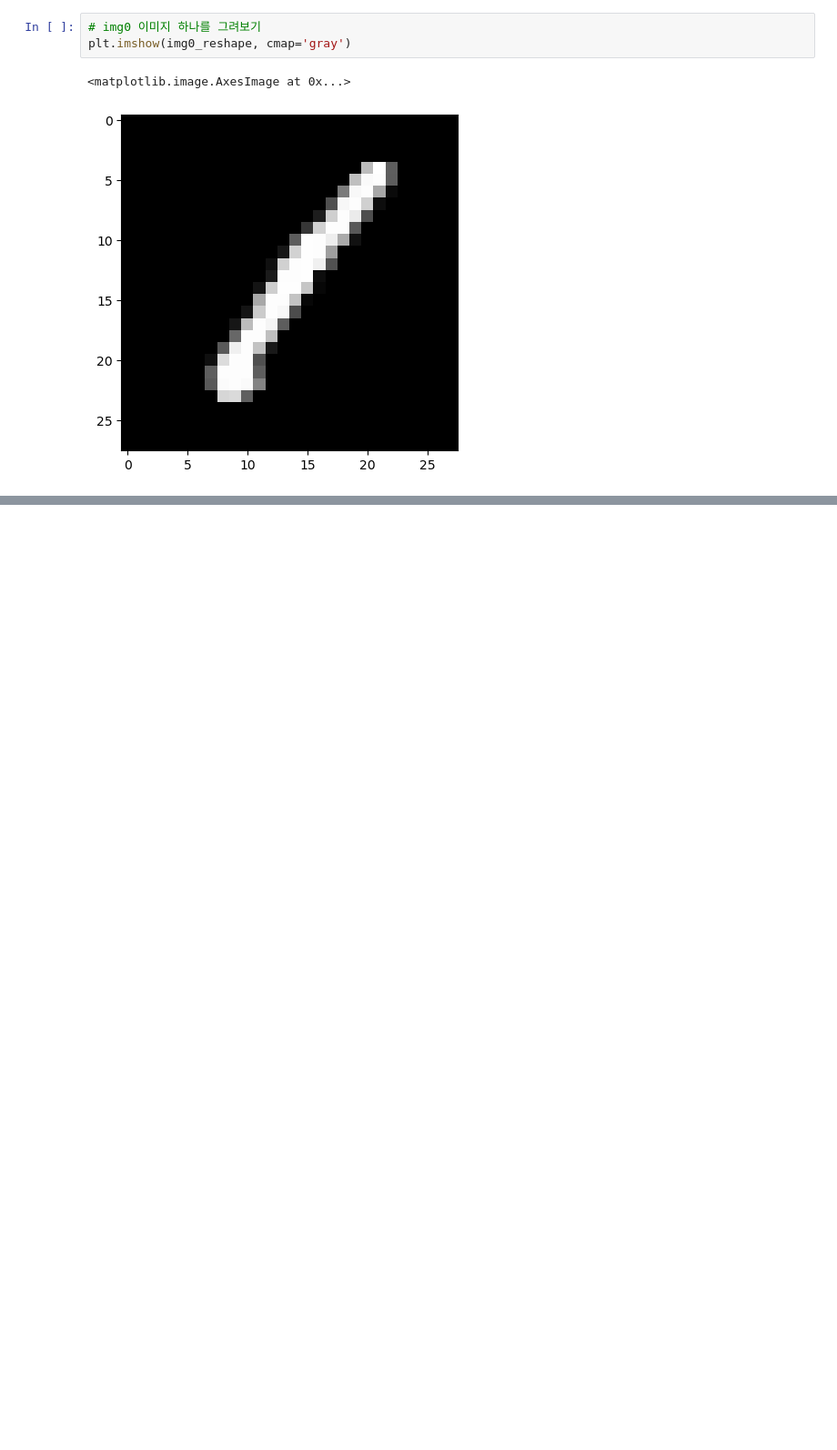
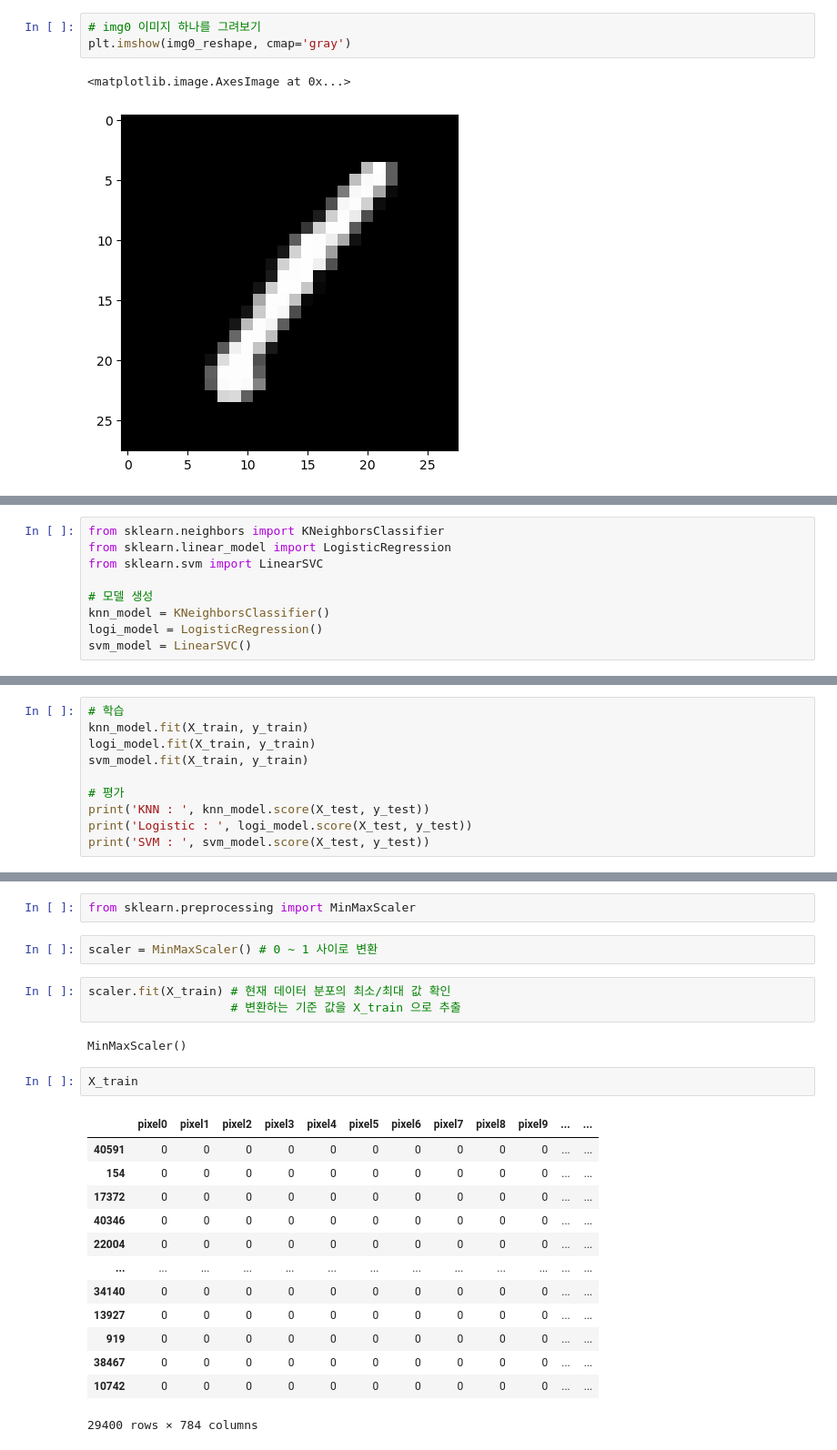
Before and after one commit to Hyerim-Ryu/Python, a Jupyter notebook: Machine Learning/ex10_선형분류(LogisticRegression, SVM)_손글씨 숫자데이터 분류 실습.ipynb, the cells around one changed output, grey strips where cells are left out. Shown: that part at 91% size. Cells and saved outputs as stored; diff of their text form; blank space fills up the shorter version.

```diff
--- a/Machine Learning/ex10_선형분류(LogisticRegression, SVM)_손글씨 숫자데이터 분류 실습.ipynb
+++ b/Machine Learning/ex10_선형분류(LogisticRegression, SVM)_손글씨 숫자데이터 분류 실습.ipynb
@@ -78,0 +121,9 @@ plt.imshow(img7777_reshape, cmap='gray')
+# %%
+from sklearn.neighbors import KNeighborsClassifier
+from sklearn.linear_model import LogisticRegression
+from sklearn.svm import LinearSVC
+
+# 모델 생성
+knn_model = KNeighborsClassifier()
+logi_model = LogisticRegression()
+svm_model = LinearSVC()
@@ -78,0 +132,10 @@ plt.imshow(img7777_reshape, cmap='gray')
+# %%
+# 학습
+knn_model.fit(X_train, y_train)
+logi_model.fit(X_train, y_train)
+svm_model.fit(X_train, y_train)
+
+# 평가
+print('KNN : ', knn_model.score(X_test, y_test))
+print('Logistic : ', logi_model.score(X_test, y_test))
+print('SVM : ', svm_model.score(X_test, y_test))
@@ -78,0 +161,25 @@ plt.imshow(img7777_reshape, cmap='gray')
+# %%
+from sklearn.preprocessing import MinMaxScaler
+# %%
+scaler = MinMaxScaler() # 0 ~ 1 사이로 변환
+# %%
+scaler.fit(X_train) # 현재 데이터 분포의 최소/최대 값 확인
+                    # 변환하는 기준 값을 X_train 으로 추출
+# %% [output]
+MinMaxScaler()
+# %%
+X_train
+# %% [output]
+|  | pixel0 | pixel1 | pixel2 | pixel3 | pixel4 | pixel5 | pixel6 | pixel7 | pixel8 | pixel9 | ... | ... |
+| 40591 | 0 | 0 | 0 | 0 | 0 | 0 | 0 | 0 | 0 | 0 | ... | ... |
+| 154 | 0 | 0 | 0 | 0 | 0 | 0 | 0 | 0 | 0 | 0 | ... | ... |
+| 17372 | 0 | 0 | 0 | 0 | 0 | 0 | 0 | 0 | 0 | 0 | ... | ... |
+| 40346 | 0 | 0 | 0 | 0 | 0 | 0 | 0 | 0 | 0 | 0 | ... | ... |
+| 22004 | 0 | 0 | 0 | 0 | 0 | 0 | 0 | 0 | 0 | 0 | ... | ... |
+| ... | ... | ... | ... | ... | ... | ... | ... | ... | ... | ... | ... | ... |
+| 34140 | 0 | 0 | 0 | 0 | 0 | 0 | 0 | 0 | 0 | 0 | ... | ... |
+| 13927 | 0 | 0 | 0 | 0 | 0 | 0 | 0 | 0 | 0 | 0 | ... | ... |
+| 919 | 0 | 0 | 0 | 0 | 0 | 0 | 0 | 0 | 0 | 0 | ... | ... |
+| 38467 | 0 | 0 | 0 | 0 | 0 | 0 | 0 | 0 | 0 | 0 | ... | ... |
+| 10742 | 0 | 0 | 0 | 0 | 0 | 0 | 0 | 0 | 0 | 0 | ... | ... |
+29400 rows × 784 columns
```
Also changed, not shown: parts of 20 cells of this notebook.
